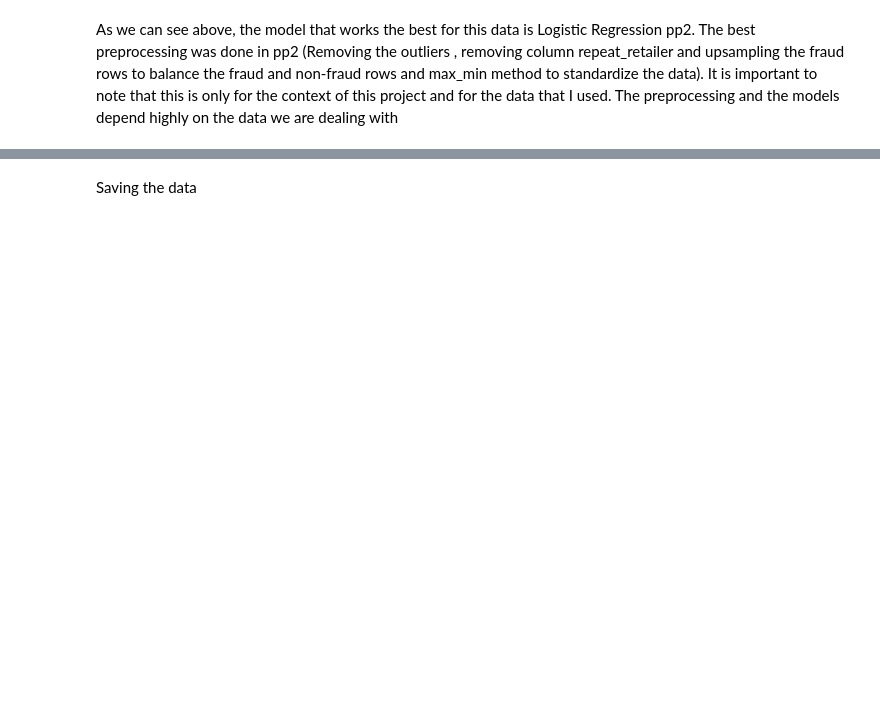
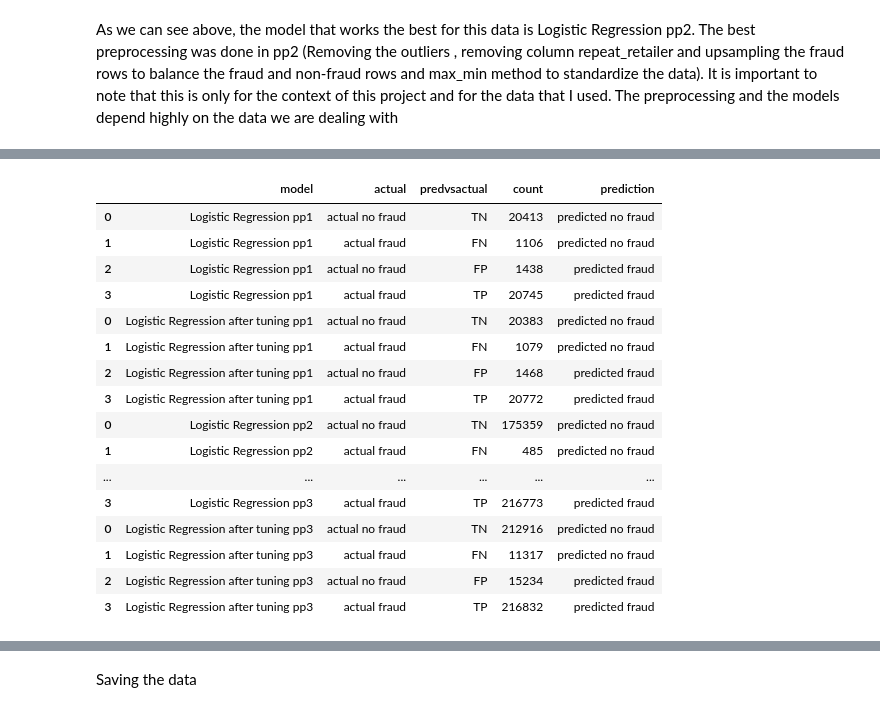
Before and after one commit to Ankourii/Fraud_prediction, a Jupyter notebook: notebooks/first dataset/Modelling.ipynb, the cells around one changed output, grey strips where cells are left out. Cells and saved outputs as stored; diff of their text form; code cells hidden in the pictures; blank space fills up the shorter version.

```diff
--- a/notebooks/first dataset/Modelling.ipynb
+++ b/notebooks/first dataset/Modelling.ipynb
@@ -735,3 +947,32 @@ final_conf_matr
+# %%
+#I will remove nulls from prediction and drop column pred_actual
+for index, value in final_conf_matr['pred_actual'].iteritems():
+    if pd.notna(value):
+        final_conf_matr.loc[index, 'prediction'] = value
+    else:
+        pass
+# %%
+final_conf_matr.drop('pred_actual', axis=1, inplace=True)
+# %%
+final_conf_matr
+# %% [output]
+|  | model | actual | predvsactual | count | prediction |
+| 0 | Logistic Regression pp1 | actual no fraud | TN | 20413 | predicted no fraud |
+| 1 | Logistic Regression pp1 | actual fraud | FN | 1106 | predicted no fraud |
+| 2 | Logistic Regression pp1 | actual no fraud | FP | 1438 | predicted fraud |
+| 3 | Logistic Regression pp1 | actual fraud | TP | 20745 | predicted fraud |
+| 0 | Logistic Regression after tuning pp1 | actual no fraud | TN | 20383 | predicted no fraud |
+| 1 | Logistic Regression after tuning pp1 | actual fraud | FN | 1079 | predicted no fraud |
+| 2 | Logistic Regression after tuning pp1 | actual no fraud | FP | 1468 | predicted fraud |
+| 3 | Logistic Regression after tuning pp1 | actual fraud | TP | 20772 | predicted fraud |
+| 0 | Logistic Regression pp2 | actual no fraud | TN | 175359 | predicted no fraud |
+| 1 | Logistic Regression pp2 | actual fraud | FN | 485 | predicted no fraud |
+| ... | ... | ... | ... | ... | ... |
+| 3 | Logistic Regression pp3 | actual fraud | TP | 216773 | predicted fraud |
+| 0 | Logistic Regression after tuning pp3 | actual no fraud | TN | 212916 | predicted no fraud |
+| 1 | Logistic Regression after tuning pp3 | actual fraud | FN | 11317 | predicted no fraud |
+| 2 | Logistic Regression after tuning pp3 | actual no fraud | FP | 15234 | predicted fraud |
+| 3 | Logistic Regression after tuning pp3 | actual fraud | TP | 216832 | predicted fraud |
 # %%
 final_conf_matr.to_csv('../../data/final_conf_matr.csv', index=False)
 # %%
```
Also changed, not shown: parts of 40 cells of this notebook, 4 other files.
